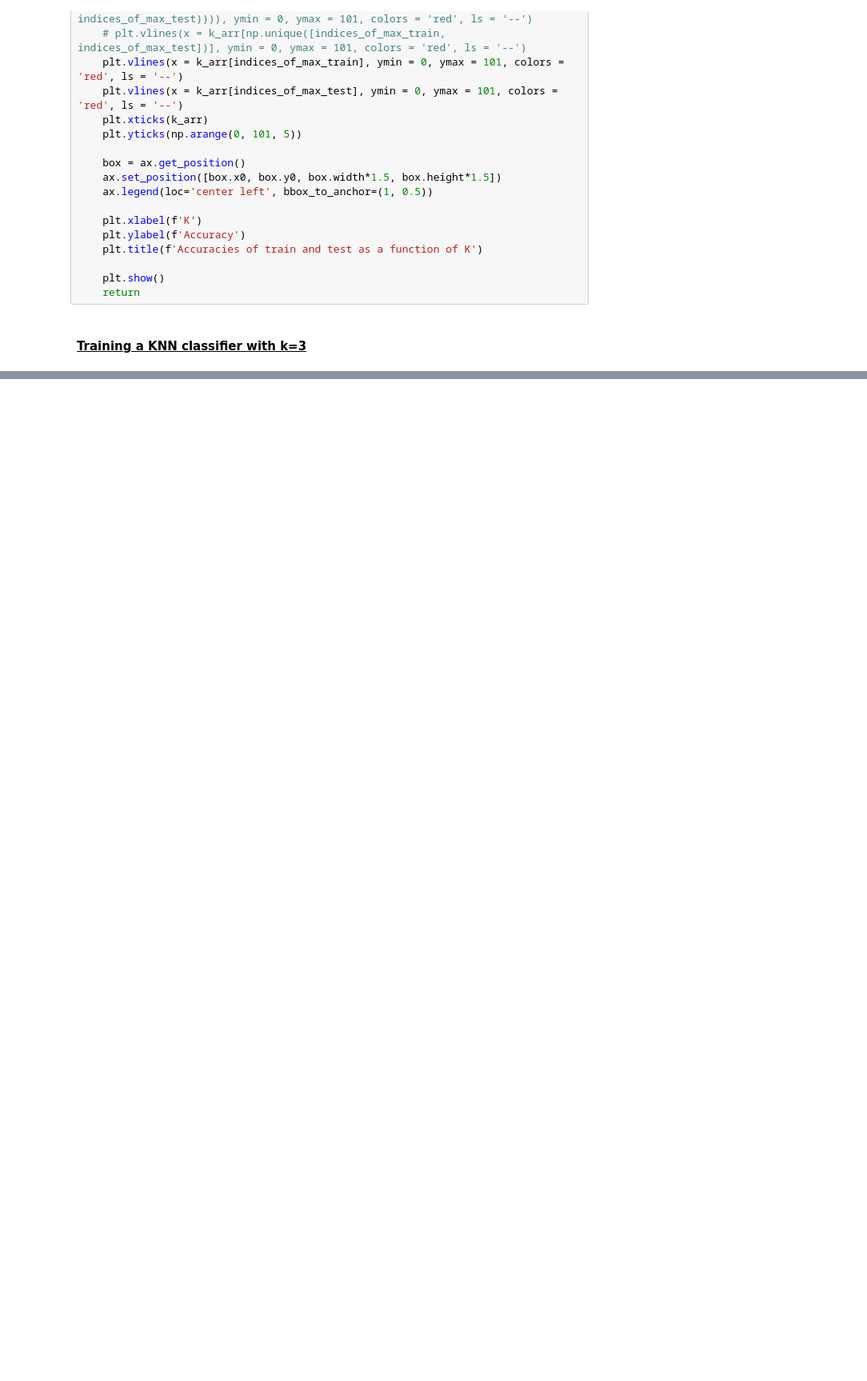
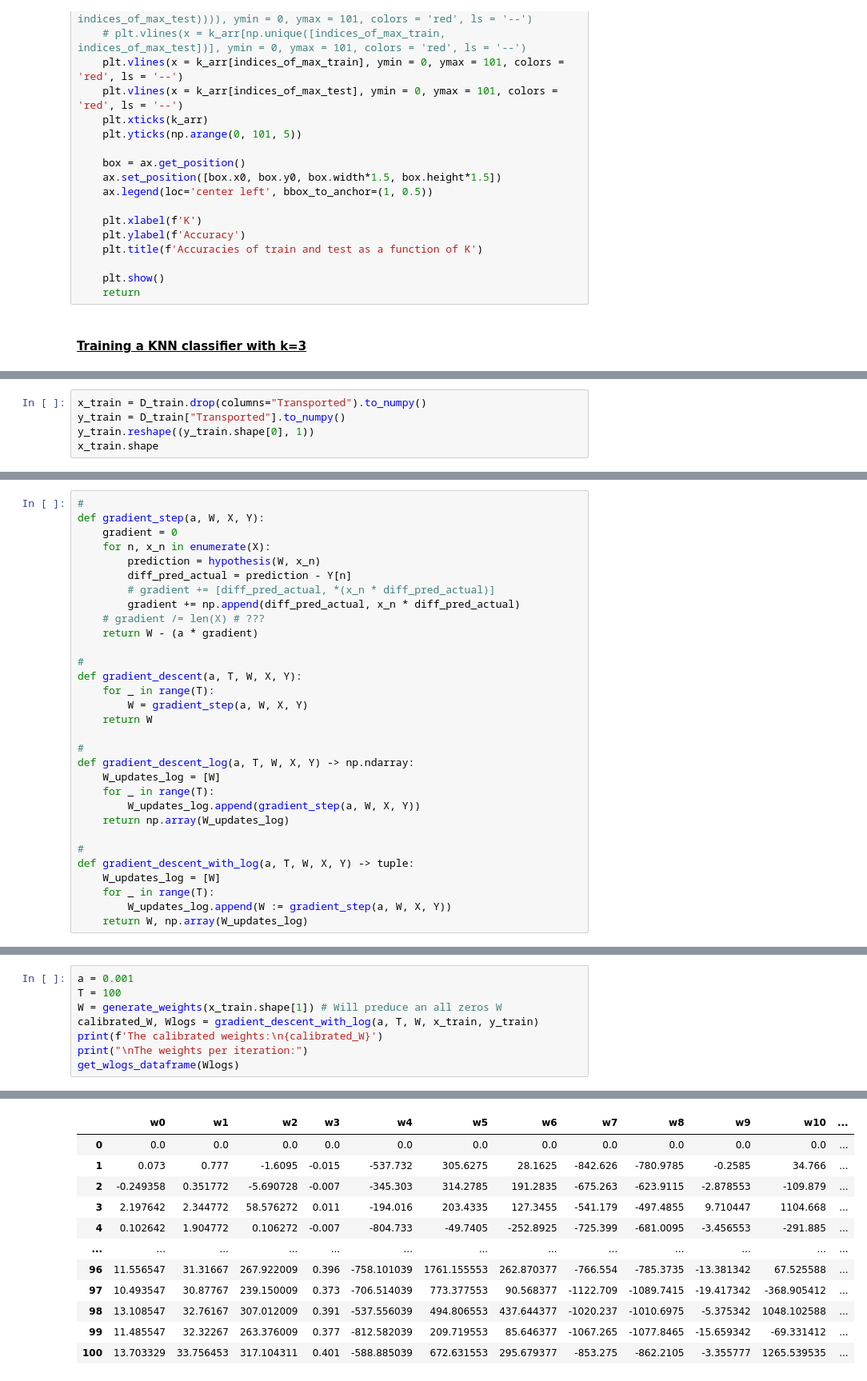
Before and after one commit to Ido-Studies/DSIP-Final-Project, a Jupyter notebook: src/Machine Learning/Machine_Learning_Part-DSIP_Concluding_Assignment.ipynb, the cells around one changed output, grey strips where cells are left out. Shown at 80% size. Cells and saved outputs as stored; diff of their text form; blank space fills up the shorter version.

```diff
--- a/src/Machine Learning/Machine_Learning_Part-DSIP_Concluding_Assignment.ipynb
+++ b/src/Machine Learning/Machine_Learning_Part-DSIP_Concluding_Assignment.ipynb
@@ -2003,0 +2011,5 @@ def graph_accuracies_of_train_and_test_over_k(train_accuracies, test_accuracies,
+# %%
+x_train = D_train.drop(columns="Transported").to_numpy()
+y_train = D_train["Transported"].to_numpy()
+y_train.reshape((y_train.shape[0], 1))
+x_train.shape
@@ -2003,0 +2034,31 @@ def graph_accuracies_of_train_and_test_over_k(train_accuracies, test_accuracies,
+# %%
+#
+def gradient_step(a, W, X, Y):
+    gradient = 0
+    for n, x_n in enumerate(X):
+        prediction = hypothesis(W, x_n)
+        diff_pred_actual = prediction - Y[n]
+        # gradient += [diff_pred_actual, *(x_n * diff_pred_actual)]
+        gradient += np.append(diff_pred_actual, x_n * diff_pred_actual)
+    # gradient /= len(X) # ???
+    return W - (a * gradient)
+
+#
+def gradient_descent(a, T, W, X, Y):
+    for _ in range(T):
+        W = gradient_step(a, W, X, Y)
+    return W
+
+#
+def gradient_descent_log(a, T, W, X, Y) -> np.ndarray:
+    W_updates_log = [W]
+    for _ in range(T):
+        W_updates_log.append(gradient_step(a, W, X, Y))
+    return np.array(W_updates_log)
+
+#
+def gradient_descent_with_log(a, T, W, X, Y) -> tuple:
+    W_updates_log = [W]
+    for _ in range(T):
+        W_updates_log.append(W := gradient_step(a, W, X, Y))
+    return W, np.array(W_updates_log)
@@ -2003,0 +2165,9 @@ def graph_accuracies_of_train_and_test_over_k(train_accuracies, test_accuracies,
+# %%
+a = 0.001
+T = 100
+W = generate_weights(x_train.shape[1]) # Will preduce an all zeros W
+calibrated_W, Wlogs = gradient_descent_with_log(a, T, W, x_train, y_train)
+print(f'The calibrated weights:\n{calibrated_W}')
+print("\nThe weights per iteration:")
+get_wlogs_dataframe(Wlogs)
+# %% [output]
@@ -2003,0 +2181,12 @@ def graph_accuracies_of_train_and_test_over_k(train_accuracies, test_accuracies,
+|  | w0 | w1 | w2 | w3 | w4 | w5 | w6 | w7 | w8 | w9 | w10 | ... |
+| 0 | 0.0 | 0.0 | 0.0 | 0.0 | 0.0 | 0.0 | 0.0 | 0.0 | 0.0 | 0.0 | 0.0 | ... |
+| 1 | 0.073 | 0.777 | -1.6095 | -0.015 | -537.732 | 305.6275 | 28.1625 | -842.626 | -780.9785 | -0.2585 | 34.766 | ... |
+| 2 | -0.249358 | 0.351772 | -5.690728 | -0.007 | -345.303 | 314.2785 | 191.2835 | -675.263 | -623.9115 | -2.878553 | -109.879 | ... |
+| 3 | 2.197642 | 2.344772 | 58.576272 | 0.011 | -194.016 | 203.4335 | 127.3455 | -541.179 | -497.4855 | 9.710447 | 1104.668 | ... |
+| 4 | 0.102642 | 1.904772 | 0.106272 | -0.007 | -804.733 | -49.7405 | -252.8925 | -725.399 | -681.0095 | -3.456553 | -291.885 | ... |
+| ... | ... | ... | ... | ... | ... | ... | ... | ... | ... | ... | ... | ... |
+| 96 | 11.556547 | 31.31667 | 267.922009 | 0.396 | -758.101039 | 1761.155553 | 262.870377 | -766.554 | -785.3735 | -13.381342 | 67.525588 | ... |
+| 97 | 10.493547 | 30.87767 | 239.150009 | 0.373 | -706.514039 | 773.377553 | 90.568377 | -1122.709 | -1089.7415 | -19.417342 | -368.905412 | ... |
+| 98 | 13.108547 | 32.76167 | 307.012009 | 0.391 | -537.556039 | 494.806553 | 437.644377 | -1020.237 | -1010.6975 | -5.375342 | 1048.102588 | ... |
+| 99 | 11.485547 | 32.32267 | 263.376009 | 0.377 | -812.582039 | 209.719553 | 85.646377 | -1067.265 | -1077.8465 | -15.659342 | -69.331412 | ... |
+| 100 | 13.703329 | 33.756453 | 317.104311 | 0.401 | -588.885039 | 672.631553 | 295.679377 | -853.275 | -862.2105 | -3.355777 | 1265.539535 | ... |
```
Also changed, not shown: parts of 41 cells of this notebook.
